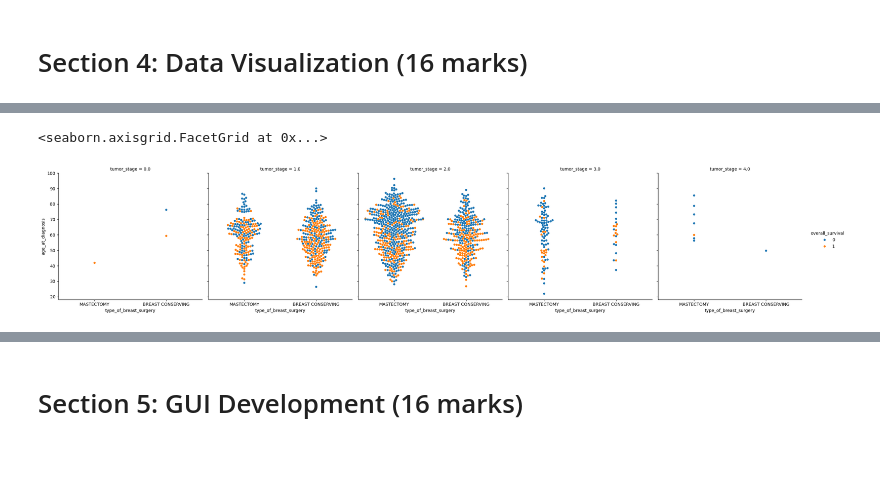
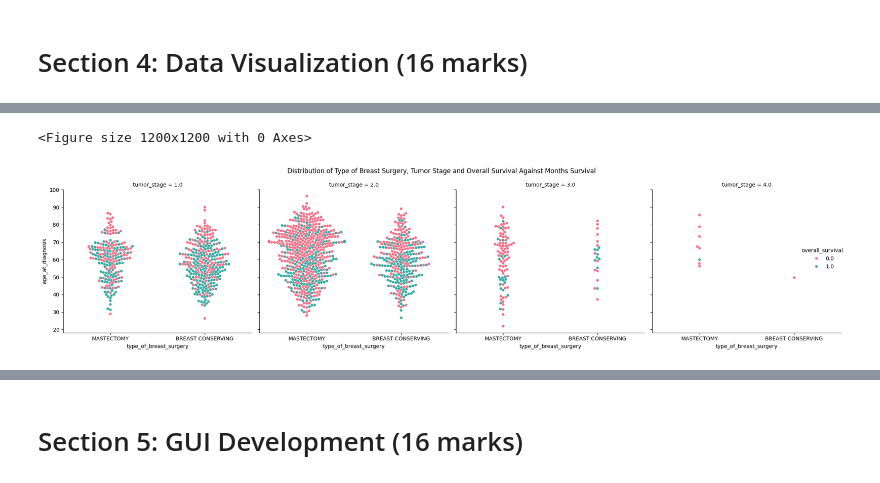
Before and after one commit to Ruthamey1/handling_data, a Jupyter notebook: NTU_N1019812_SOFT40161_CourseWork.ipynb, the cells around one changed output, grey strips where cells are left out. Drawn from its saved outputs; the diff is of its cells as text; code cells hidden in the pictures; blank space fills up the shorter version.

Commit message:
Finding outliers and making visualisations
Using boxplots to detect outliers. Then making visualisations such as violinplots, swarmplots and relplots to see trends within the data.

```diff
--- a/NTU_N1019812_SOFT40161_CourseWork.ipynb
+++ b/NTU_N1019812_SOFT40161_CourseWork.ipynb
@@ -382,0 +422,8 @@ for value in miscategorised:
+# %%
+outliers = []
+for row in range(len(data)):
+    if data.loc[row, 'lymph_nodes_examined_positive'] > 30:
+        outliers.append(row)
+
+for outlier in outliers:
+    data.loc[outlier, 'lymph_nodes_examined_positive'] = 25
@@ -383,3 +439,20 @@ for value in miscategorised:
+# %%
+outliers = []
+for row in range(len(data)):
+    if data.loc[row, 'tumor_size'] > 100:
+        outliers.append(row)
+
+data = data.drop(outliers)
+# %%
+data=data.reset_index(drop=True)
+# %%
+outliers = []
+for row in range(len(data)):
+    if data.loc[row, 'tumor_stage'] == 0:
+        outliers.append(row)
+
+data = data.drop(outliers)
+data=data.reset_index(drop=True)
 # %%
 # Reflection on results
 # %% [markdown]
@@ -412,5 +490,11 @@ sns.violinplot(x='primary_tumor_laterality', y='age_at_diagnosis', data=data, hu
 # %%
-sns.catplot(data=data, kind='swarm', x='type_of_breast_surgery', y='age_at_diagnosis',hue='overall_survival', col='tumor_stage')
+plt.figure(figsize=(12,12))
+sns.catplot(data=data, kind='swarm', x='type_of_breast_surgery', y='age_at_diagnosis',hue='overall_survival', col='tumor_stage',
+           palette='husl')
+
+plt.suptitle('Distribution of Type of Breast Surgery, Tumor Stage and Overall Survival Against Months Survival')
+plt.tight_layout()
+plt.show()
 # %% [output]
-<seaborn.axisgrid.FacetGrid at 0x...>
+<Figure size 1200x1200 with 0 Axes>
-[figure, old version]
+[figure, new version]
```
Also changed, not shown: parts of 37 cells of this notebook.
